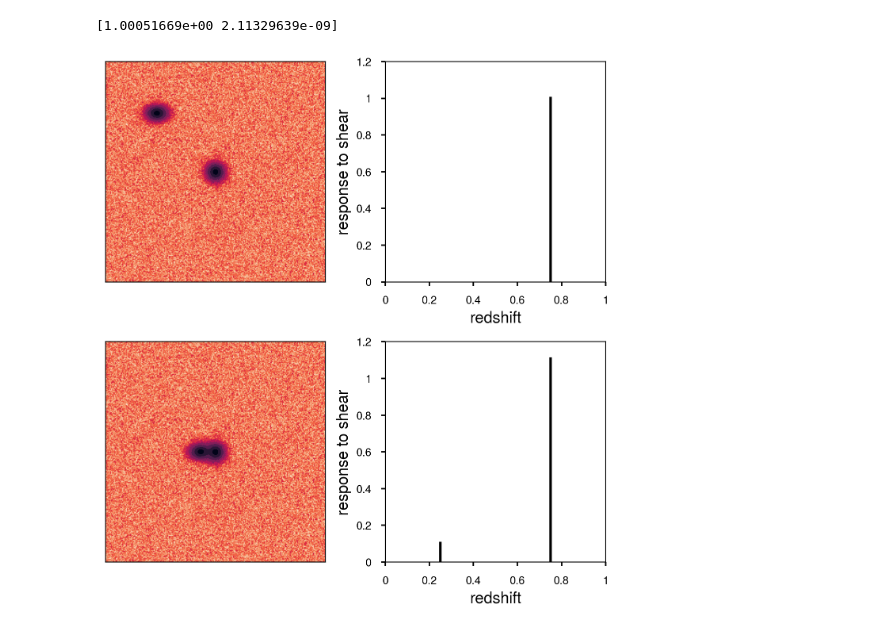
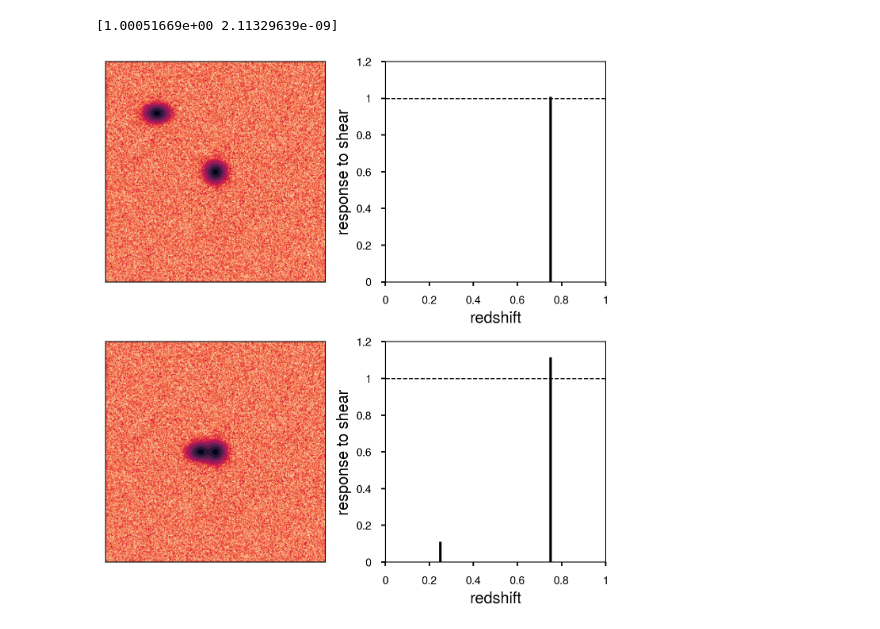
Before and after one commit to beckermr/misc, a Jupyter notebook: work/blend_response/blend_response.ipynb, the cells around one changed output. Cells and saved outputs as stored; diff of their text form; code cells hidden in the pictures.

```diff
--- a/work/blend_response/blend_response.ipynb
+++ b/work/blend_response/blend_response.ipynb
@@ -46,33 +46,35 @@ print(R)
 # %%
 plot.rc.style = 'seaborn-talk'
 
 fig, axs = plot.subplots(nrows=2, ncols=2, sharex=0, sharey=0)
 
 ax = axs[0, 0]
 rng = np.random.RandomState(seed=3453425342)
 im = make_objs(rng=rng, blend=False, shear=0.2, top=top)[0]
 
 cut = 7
 ax.imshow(np.arcsinh(im[cut:-cut, cut:-cut]), cmap='rocket_r')
 ax.format(grid=False, xticks=[], yticks=[])
 
 ax = axs[1, 0]
 rng = np.random.RandomState(seed=3453425342)
 im = make_objs(rng=rng, blend=True, shear=0.2, top=top)[0]
 
 cut = 7
 ax.imshow(np.arcsinh(im[cut:-cut, cut:-cut]), cmap='rocket_r')
 ax.format(grid=False, xticks=[], yticks=[])
 
 ax = axs[0, 1]
 ax.plot([0.75, 0.75], [0, R[0]], color='k')
+ax.plot([0, 1], [1, 1], color='k', linestyle='dashed', lw=1)
 ax.format(xlim=[0, 1], ylim=[0, 1.2], xlabel='redshift', ylabel='response to shear')
 
 ax = axs[1, 1]
 ax.plot([0.75, 0.75], [0, Rblend[0]], color='k')
 ax.plot([0.25, 0.25], [0, Rblend[1]], color='k')
+ax.plot([0, 1], [1, 1], color='k', linestyle='dashed', lw=1)
 ax.format(xlim=[0, 1], ylim=[0, 1.2], xlabel='redshift', ylabel='response to shear')
 # %% [output]
-[figure, old version]
+[figure, new version]
 # %%
 fig.save("blendexample.pdf")
```
Also changed, not shown: parts of 1 cell of this notebook, 3 other files.
